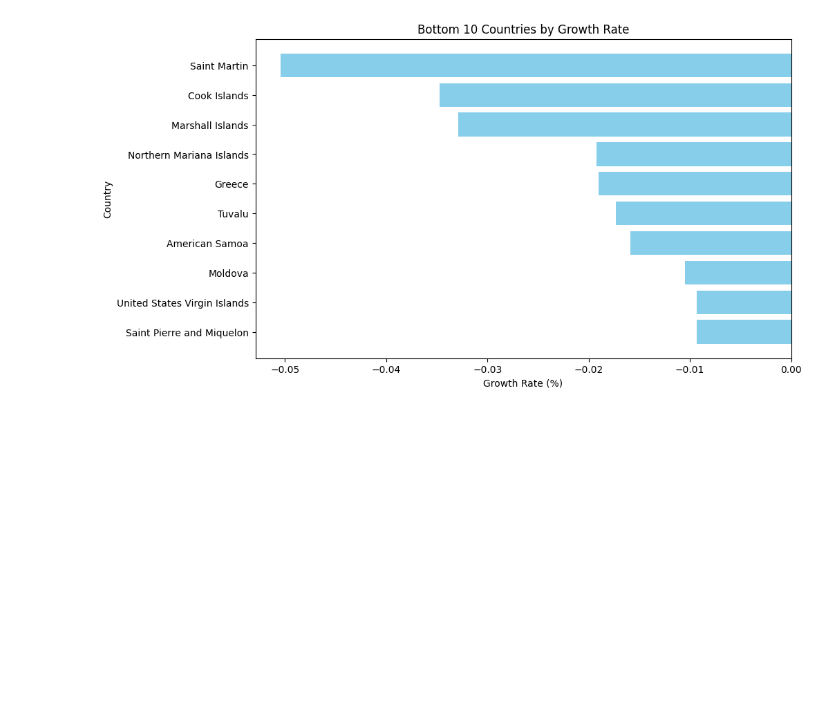
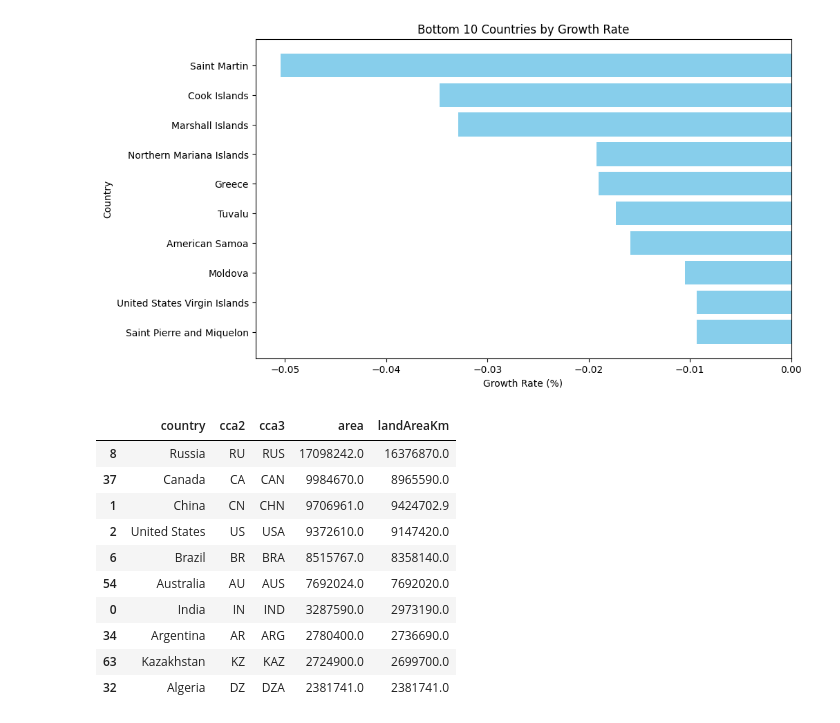
Before and after one commit to ritik-3/Global-Population-dataset-analysis, a Jupyter notebook: main.ipynb, the cells around one changed output. Saved outputs shown, nothing was run; the diff lists cells and outputs as text; code cells hidden in the pictures; blank space fills up the shorter version.

Commit message:
Top !0 by area

```diff
--- a/main.ipynb
+++ b/main.ipynb
@@ -410,3 +410,18 @@ plot_bar(bottom_growthRate, 'growthRate', 'Bottom 10 Countries by Growth Rate',
 [figure]
 [figure]
 [figure]
+# %%
+top_10_countries = df[['country', 'cca2', 'cca3', 'area', 'landAreaKm']].sort_values(by='area', ascending=False).head(10)
+top_10_countries
+# %% [output]
+|  | country | cca2 | cca3 | area | landAreaKm |
+| 8 | Russia | RU | RUS | 17098242.0 | 16376870.0 |
+| 37 | Canada | CA | CAN | 9984670.0 | 8965590.0 |
+| 1 | China | CN | CHN | 9706961.0 | 9424702.9 |
+| 2 | United States | US | USA | 9372610.0 | 9147420.0 |
+| 6 | Brazil | BR | BRA | 8515767.0 | 8358140.0 |
+| 54 | Australia | AU | AUS | 7692024.0 | 7692020.0 |
+| 0 | India | IN | IND | 3287590.0 | 2973190.0 |
+| 34 | Argentina | AR | ARG | 2780400.0 | 2736690.0 |
+| 63 | Kazakhstan | KZ | KAZ | 2724900.0 | 2699700.0 |
+| 32 | Algeria | DZ | DZA | 2381741.0 | 2381741.0 |
```
